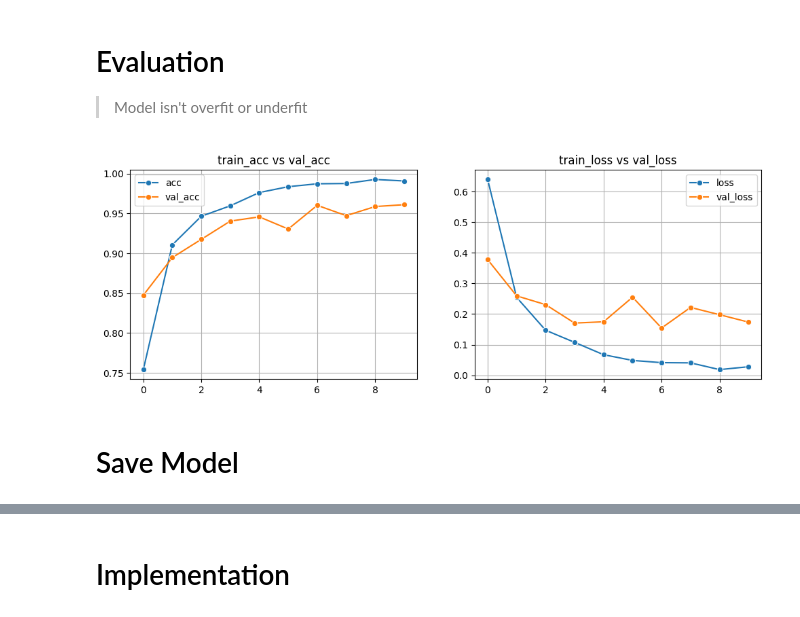
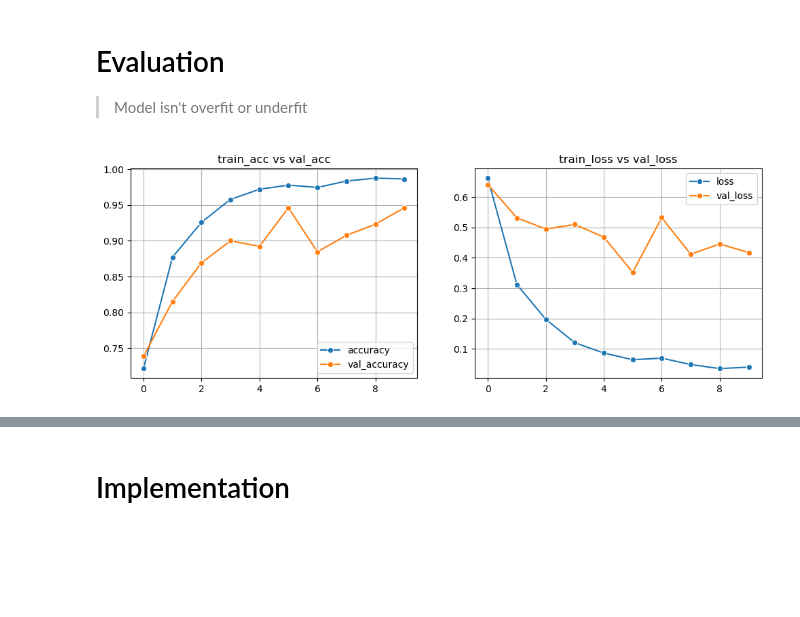
Before and after one commit to brianketaren14/Brain-Tumor-Classsification-Using-CNN, a Jupyter notebook: brain_tumor.ipynb, the cells around one changed output, grey strips where cells are left out. Cells and saved outputs as stored; diff of their text form; code cells hidden in the pictures; blank space fills up the shorter version.

```diff
--- a/brain_tumor.ipynb
+++ b/brain_tumor.ipynb
@@ -112,13 +107,22 @@ datagen = ImageDataGenerator(
 # %%
-train_generator = datagen.flow_from_directory(
+train_generator = train_datagen.flow_from_directory(
     train_dir,
     target_size=(150, 150),
-    class_mode='categorical'
+    class_mode='categorical',
+    subset = 'training'
 )
 
-val_generator = datagen.flow_from_directory(
+val_generator = train_datagen.flow_from_directory(
     val_dir,
     target_size=(150, 150),
-    class_mode='categorical'
+    class_mode='categorical',
+    subset = 'validation'
 )
+
+test_generator = test_datagen.flow_from_directory(
+    test_dir,
+    target_size=(150, 150),
+    class_mode='categorical',
+    shuffle=False
+)
 # %% [output]
@@ -128,7 +133,11 @@ Found 1311 images belonging to 4 classes.
 # Modelling
 # %%
 model = tf.keras.models.Sequential([
-    tf.keras.layers.Conv2D(64, (3,3), input_shape=(150,150,3), activation='relu'),
+
+    tf.keras.layers.Conv2D(32, (3,3), input_shape=(150,150,3), activation='relu'),
+    tf.keras.layers.MaxPooling2D(2,2),
+
+    tf.keras.layers.Conv2D(64, (3,3), activation='relu'),
     tf.keras.layers.MaxPooling2D(2,2),
 
     tf.keras.layers.Conv2D(128, (3,3), activation='relu'),
@@ -140,9 +149,17 @@ model = tf.keras.models.Sequential([
     tf.keras.layers.Dense(512, activation='relu'),
     tf.keras.layers.Dense(4, activation='softmax')
 ])
+# %%
+class MyCallback(tf.keras.callbacks.Callback):
+  def on_epoch_end(self, epoch, logs={}):
+      if(logs.get('accuracy') > 0.95 and logs.get('val_accuracy') > 0.95):
+          print("\nReached 95% accuracy so cancelling training!")
+          self.model.stop_training = True
+
+callbacks = MyCallback()
 # %%
-model.compile(metrics=['acc'], loss='categorical_crossentropy', optimizer='adam')
+model.compile(metrics=['accuracy'], loss='categorical_crossentropy', optimizer='adam')
 
-history= model.fit(train_generator, epochs=10, validation_data=val_generator, shuffle=True)
+history= model.fit(train_generator, epochs=10, callbacks = ([callbacks]), validation_data=val_generator, shuffle=True)
 # %% [output]
 Epoch 1/10
@@ -171,21 +188,19 @@ Epoch 10/10
 > Model isn't overfit or underfit
 # %%
 fig, axes = plt.subplots(1,2, figsize=(12,4))
-sns.lineplot(data=history.history['acc'], ax=axes[0], label='acc', marker='o')
-sns.lineplot(data=history.history['val_acc'], ax=axes[0], label='val_acc', marker='o')
+sns.lineplot(data=history.history['accuracy'], ax=axes[0], label='accuracy', marker='o')
+sns.lineplot(data=history.history['val_accuracy'], ax=axes[0], label='val_accuracy', marker='o')
 
 sns.lineplot(data=history.history['loss'], ax=axes[1], label='loss', marker='o')
 sns.lineplot(data=history.history['val_loss'], ax=axes[1], label='val_loss', marker='o')
 
 axes[0].set_title('train_acc vs val_acc')
 axes[1].set_title('train_loss vs val_loss')
 
 axes[0].grid(True)
 axes[1].grid(True)
 
 plt.legend()
 plt.show()
 # %% [output]
-[figure, old version]
+[figure, new version]
-# %% [markdown]
-# Save Model
```
Also changed, not shown: parts of 23 cells of this notebook.
